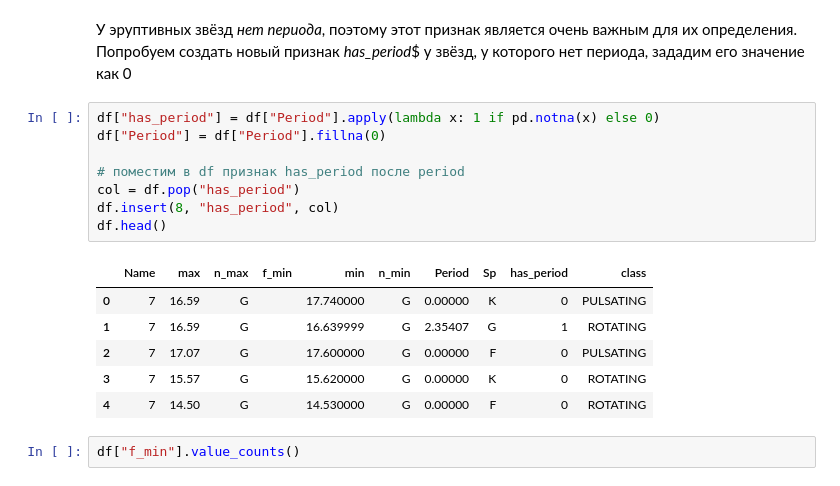
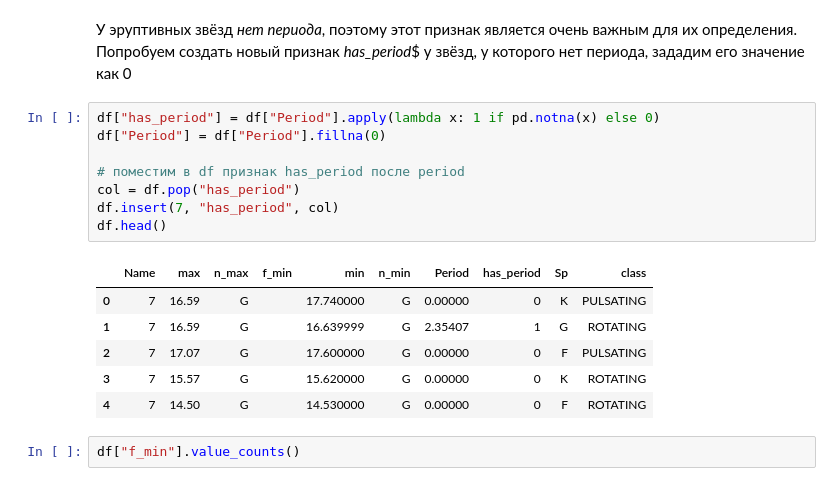
Before and after one commit to DmitryO325/ML_MEPhI_Star_Recognition, a Jupyter notebook: UNFINISHED_multi_classification.ipynb, the cells around one changed output. Cells and saved outputs as stored; diff of their text form.

```diff
--- a/UNFINISHED_multi_classification.ipynb
+++ b/UNFINISHED_multi_classification.ipynb
@@ -194,18 +194,18 @@ Name: count, dtype: int64
 # %%
 df["has_period"] = df["Period"].apply(lambda x: 1 if pd.notna(x) else 0)
 df["Period"] = df["Period"].fillna(0)
 
 # поместим в df признак has_period после period
 col = df.pop("has_period")
-df.insert(8, "has_period", col)
+df.insert(7, "has_period", col)
 df.head()
 # %% [output]
-|  | Name | max | n_max | f_min | min | n_min | Period | Sp | has_period | class |
-| 0 | 7 | 16.59 | G |  | 17.740000 | G | 0.00000 | K | 0 | PULSATING |
-| 1 | 7 | 16.59 | G |  | 16.639999 | G | 2.35407 | G | 1 | ROTATING |
-| 2 | 7 | 17.07 | G |  | 17.600000 | G | 0.00000 | F | 0 | PULSATING |
-| 3 | 7 | 15.57 | G |  | 15.620000 | G | 0.00000 | K | 0 | ROTATING |
-| 4 | 7 | 14.50 | G |  | 14.530000 | G | 0.00000 | F | 0 | ROTATING |
+|  | Name | max | n_max | f_min | min | n_min | Period | has_period | Sp | class |
+| 0 | 7 | 16.59 | G |  | 17.740000 | G | 0.00000 | 0 | K | PULSATING |
+| 1 | 7 | 16.59 | G |  | 16.639999 | G | 2.35407 | 1 | G | ROTATING |
+| 2 | 7 | 17.07 | G |  | 17.600000 | G | 0.00000 | 0 | F | PULSATING |
+| 3 | 7 | 15.57 | G |  | 15.620000 | G | 0.00000 | 0 | K | ROTATING |
+| 4 | 7 | 14.50 | G |  | 14.530000 | G | 0.00000 | 0 | F | ROTATING |
 # %%
 df["f_min"].value_counts()
 # %% [output]
```
Also changed, not shown: parts of 9 cells of this notebook.
